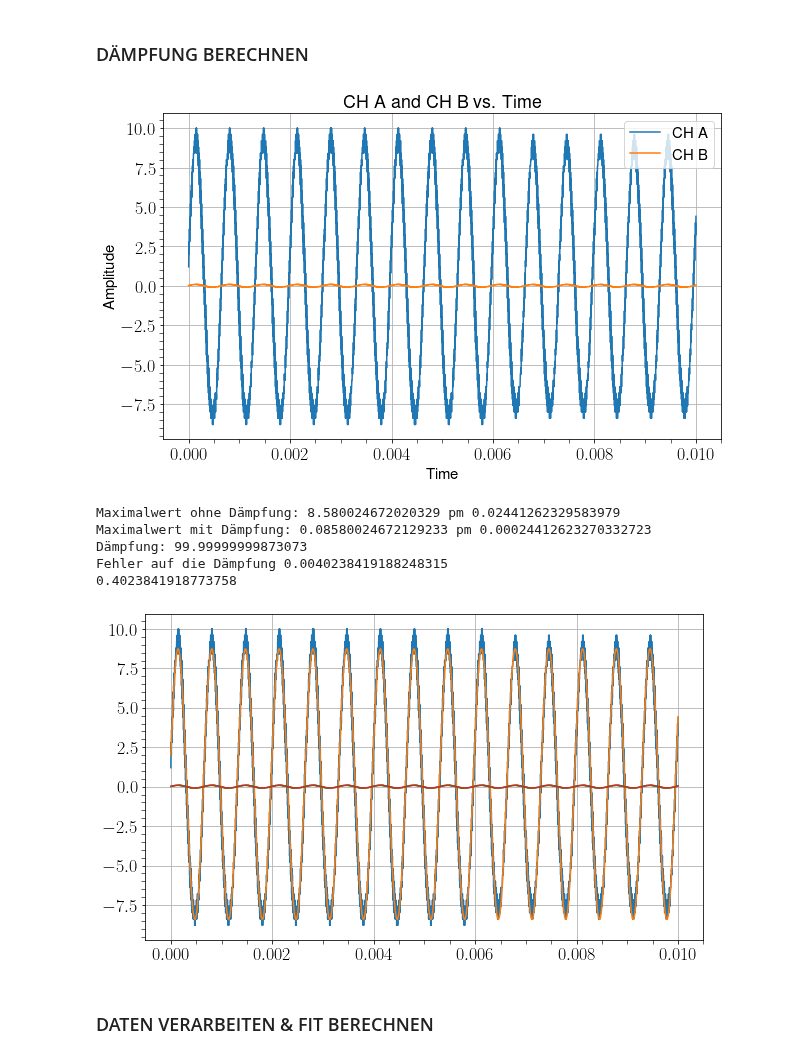
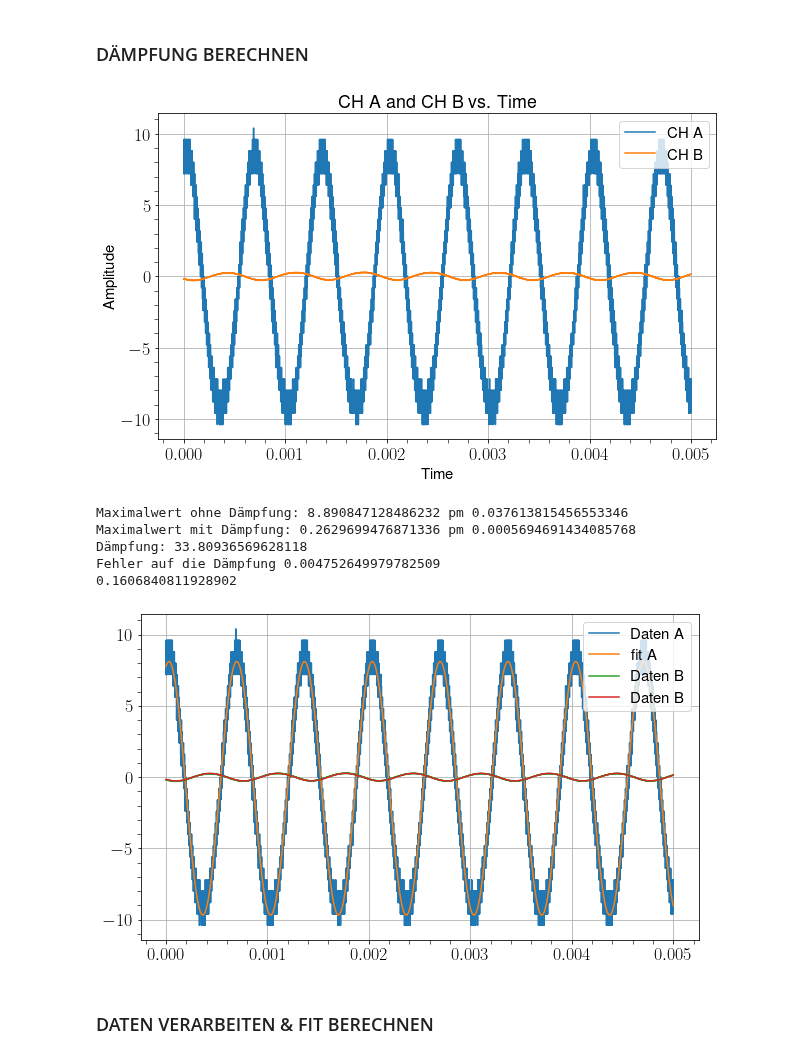
Before and after one commit to MayerPablo/FP, a Jupyter notebook: FarPock/FarPock.ipynb, the cells around one changed output. Saved outputs shown, nothing was run; the diff lists cells and outputs as text; code cells hidden in the pictures.

```diff
--- a/FarPock/FarPock.ipynb
+++ b/FarPock/FarPock.ipynb
@@ -152,15 +152,16 @@ channelA = channelA[::2]
 channelB = channelB[::2]
 
 #load data
-df = pd.read_csv("Messung_daempfung_HM1508.csv")
+df = pd.read_csv("damp1503_neu_HM1508.csv")
+df_2 = pd.read_csv("ch2_auf_ch1_HM1508.csv")
 
 # Convert DataFrame columns to NumPy arrays
-channelA_damp = df['CH A'].to_numpy()
-channelB_damp = df['CH B'].to_numpy()
+channelA_damp = df['CH B'].to_numpy()
+channelB_damp = df['CH A'].to_numpy()
 time_array = df['Time'].to_numpy()
 
-#fake damp
-channelB_damp = channelA_damp * 0.01
+# #fake damp
+# channelB_damp = channelA_damp * 0.01
 # %% [markdown]
 ### DÄMPFUNG BERECHNEN
 # %%
@@ -179,7 +180,7 @@ plt.grid(True)
 plt.title('CH A and CH B vs. Time')
 plt.show()
 # %% [output]
-[figure, old version]
+[figure, new version]
 # %%
 def fit_sin(p0,x,y):
     fit = curve_fit(my_sin, x, y, p0=p0)
@@ -190,47 +191,51 @@ def amp_and_err(p0,x,y):
     params, covariance = curve_fit(my_sin, x, y, p0=p0)
     amplitude = params[1]
     amplitude_error = np.sqrt(covariance[1, 1])
     return amplitude, amplitude_error
 
 # Funktion die wir fitten
 def my_sin(x, freq, amplitude, phase, offset):
     return np.sin(x * freq + phase) * amplitude + offset
 
 # Anfangswerte für den fit (geraten)
 #p0=[guess_freq, guess_amplitude, guess_phase, guess_offset]
-p0_dampA = [59600/(2*pi), 10, 0.15, 0]
-p0_dampB = [59600/(2*pi), 0.1, 0.15, 0]
+p0_dampA = [58000/(2*pi), 9, 1.5, 0]
+p0_dampB = [58000/(2*pi), 0.25, 3.5, 0]
 
 # Plots
 plt.figure(figsize=(10, 6))
 
-plt.plot(time_array,channelA_damp)
-plt.plot(time_array,fit_sin(p0_dampA,time_array,channelA_damp))
+plt.plot(time_array,channelA_damp,label="Daten A")
+# plt.plot(time_array,my_sin(time_array, *p0_dampA),label="guess A")
+plt.plot(time_array,fit_sin(p0_dampA,time_array,channelA_damp),label="fit A")
 
-plt.plot(time_array,channelB_damp)
-plt.plot(time_array,fit_sin(p0_dampB,time_array,channelB_damp))
+plt.plot(time_array,channelB_damp,label="Daten B")
+# plt.plot(time_array,my_sin(time_array, *p0_dampB),label="guess B")
+plt.plot(time_array,fit_sin(p0_dampB,time_array,channelB_damp),label="Daten B")
+
+plt.legend()
 
 # Amplituden
-amp_damp_A = amp_and_err(p0_dampA,time_array,channelA_damp)[0]
-amp_damp_B = amp_and_err(p0_dampB,time_array,channelB_damp)[0]
+amp_damp_A = np.abs(amp_and_err(p0_dampA,time_array,channelA_damp)[0])
+amp_damp_B = np.abs(amp_and_err(p0_dampB,time_array,channelB_damp)[0])
 
 amp_damp_A_err = amp_and_err(p0_dampA,time_array,channelA_damp)[1]
 amp_damp_B_err = amp_and_err(p0_dampB,time_array,channelB_damp)[1]
 
 #printing
 print("Maximalwert ohne Dämpfung:",amp_damp_A,"pm",amp_damp_A_err)
 print("Maximalwert mit Dämpfung:",amp_damp_B,"pm",amp_damp_B_err)
 print("Dämpfung:",amp_damp_A/amp_damp_B)
 print("Fehler auf die Dämpfung",einfachGaussMult(np.array([amp_damp_A_err,amp_damp_B_err]),
                                 np.array([amp_damp_A,amp_damp_B]) , np.array([1,-1])))
 print(amp_damp_A/amp_damp_B*np.sqrt((amp_damp_A_err/amp_damp_A)**2+(amp_damp_B_err/amp_damp_B)**2))
 # %% [output]
-Maximalwert ohne Dämpfung: 8.580024672020329 pm 0.02441262329583979
-Maximalwert mit Dämpfung: 0.08580024672129233 pm 0.00024412623270332723
-Dämpfung: 99.99999999873073
-Fehler auf die Dämpfung 0.0040238419188248315
-0.4023841918773758
+Maximalwert ohne Dämpfung: 8.890847128486232 pm 0.037613815456553346
+Maximalwert mit Dämpfung: 0.2629699476871336 pm 0.0005694691434085768
+Dämpfung: 33.80936569628118
+Fehler auf die Dämpfung 0.004752649979782509
+0.1606840811928902
-[figure, old version]
+[figure, new version]
 # %% [markdown]
 ### DATEN VERARBEITEN & FIT BERECHNEN
 # %%
```
